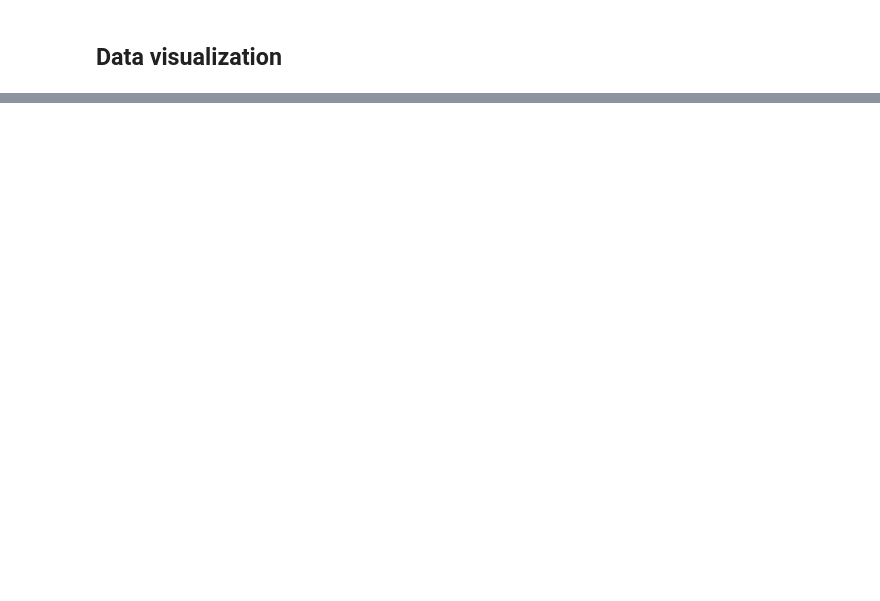
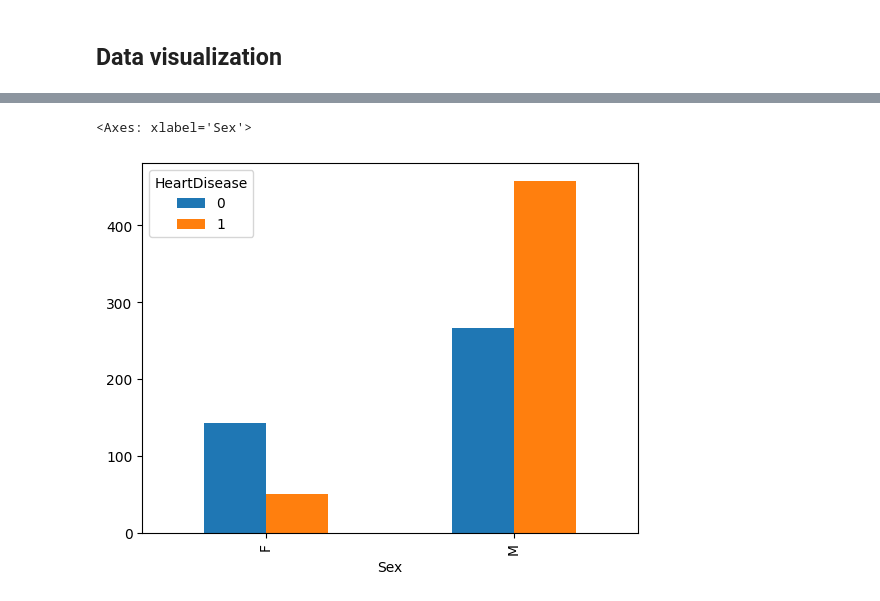
Before and after one commit to MaryiaKhomchanka/HeartFailure_MachineLearning_Training_Project, a Jupyter notebook: data_analysis.ipynb, the cells around one changed output, grey strips where cells are left out. Saved outputs shown, nothing was run; the diff lists cells and outputs as text; code cells hidden in the pictures; blank space fills up the shorter version.

```diff
--- a/data_analysis.ipynb
+++ b/data_analysis.ipynb
@@ -88,0 +119,5 @@ np.int64(0)
+# %%
+pd.crosstab(heart["Sex"], heart["HeartDisease"]).plot(kind = "bar")
+# %% [output]
+<Axes: xlabel='Sex'>
+[figure, added]
```
Also changed, not shown: parts of 7 cells of this notebook.
